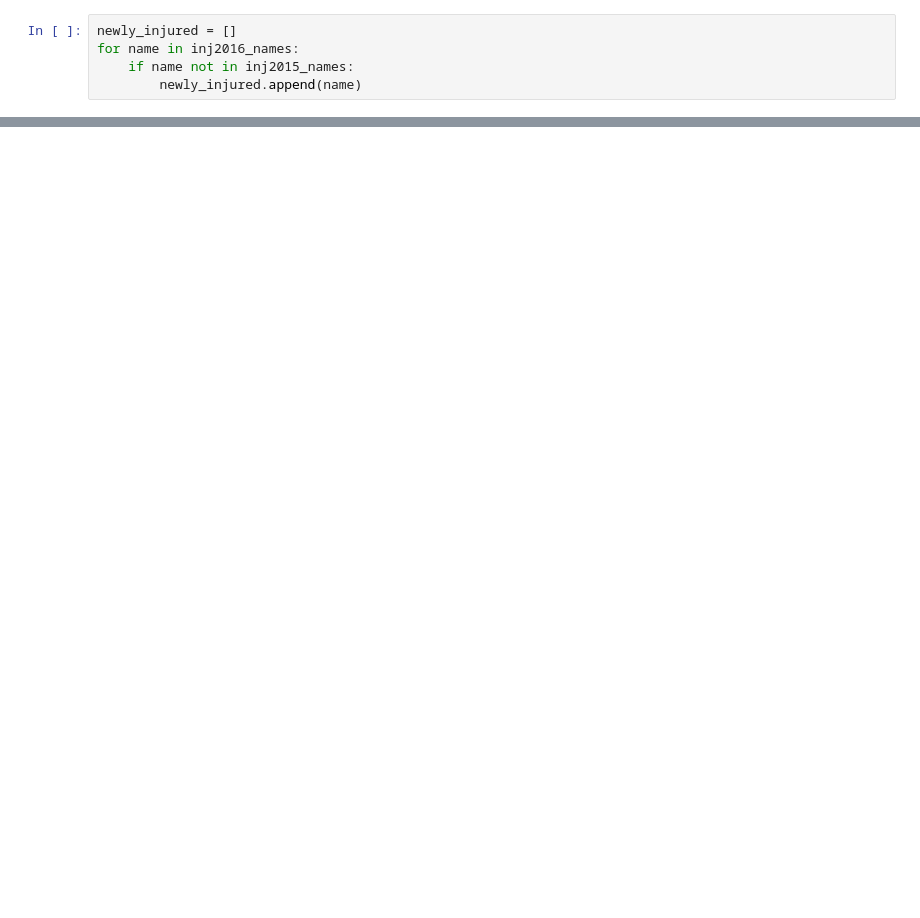
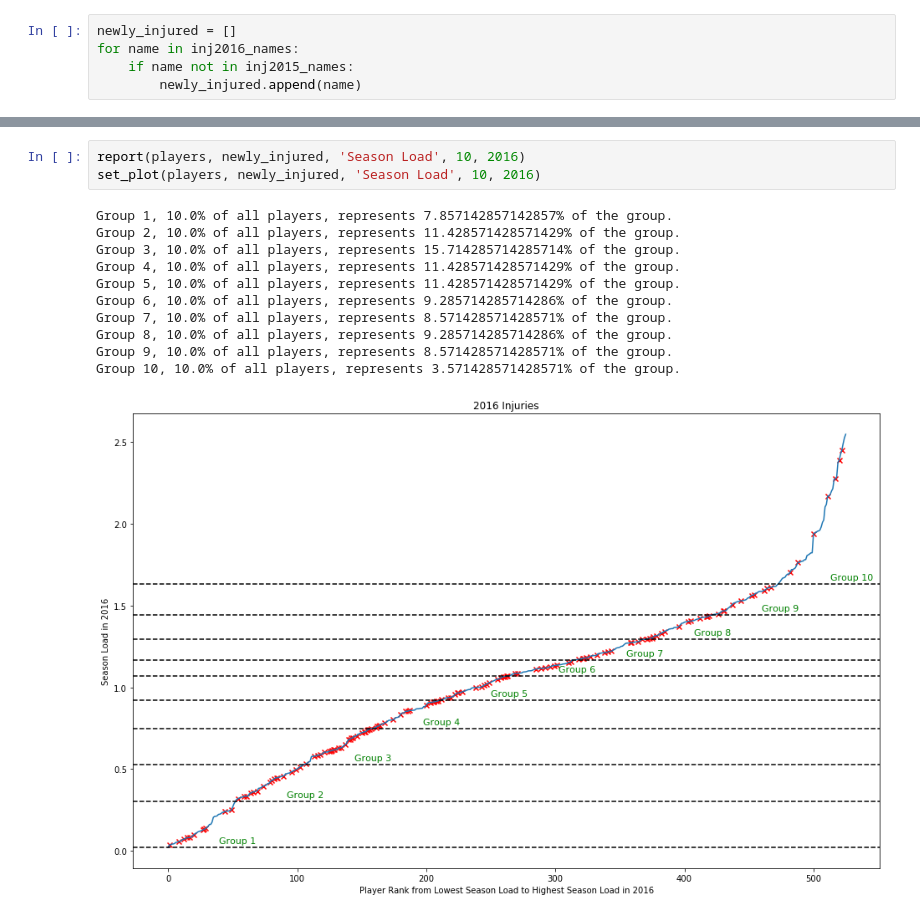
Before and after one commit to AlliedToasters/pitchers, a Jupyter notebook: PitchersInjuries.ipynb, the cells around one changed output, grey strips where cells are left out. Saved outputs shown, nothing was run; the diff lists cells and outputs as text; blank space fills up the shorter version.

```diff
--- a/PitchersInjuries.ipynb
+++ b/PitchersInjuries.ipynb
@@ -182,0 +186,15 @@ newly_injured = reconcile_names(newly_injured)
+# %%
+report(players, newly_injured, 'Season Load', 10, 2016)
+set_plot(players, newly_injured, 'Season Load', 10, 2016)
+# %% [output]
+Group 1, 10.0% of all players, represents 7.857142857142857% of the group.
+Group 2, 10.0% of all players, represents 11.428571428571429% of the group.
+Group 3, 10.0% of all players, represents 15.714285714285714% of the group.
+Group 4, 10.0% of all players, represents 11.428571428571429% of the group.
+Group 5, 10.0% of all players, represents 11.428571428571429% of the group.
+Group 6, 10.0% of all players, represents 9.285714285714286% of the group.
+Group 7, 10.0% of all players, represents 8.571428571428571% of the group.
+Group 8, 10.0% of all players, represents 9.285714285714286% of the group.
+Group 9, 10.0% of all players, represents 8.571428571428571% of the group.
+Group 10, 10.0% of all players, represents 3.571428571428571% of the group.
+[figure, added]
```
Also changed, not shown: parts of 55 cells of this notebook.
